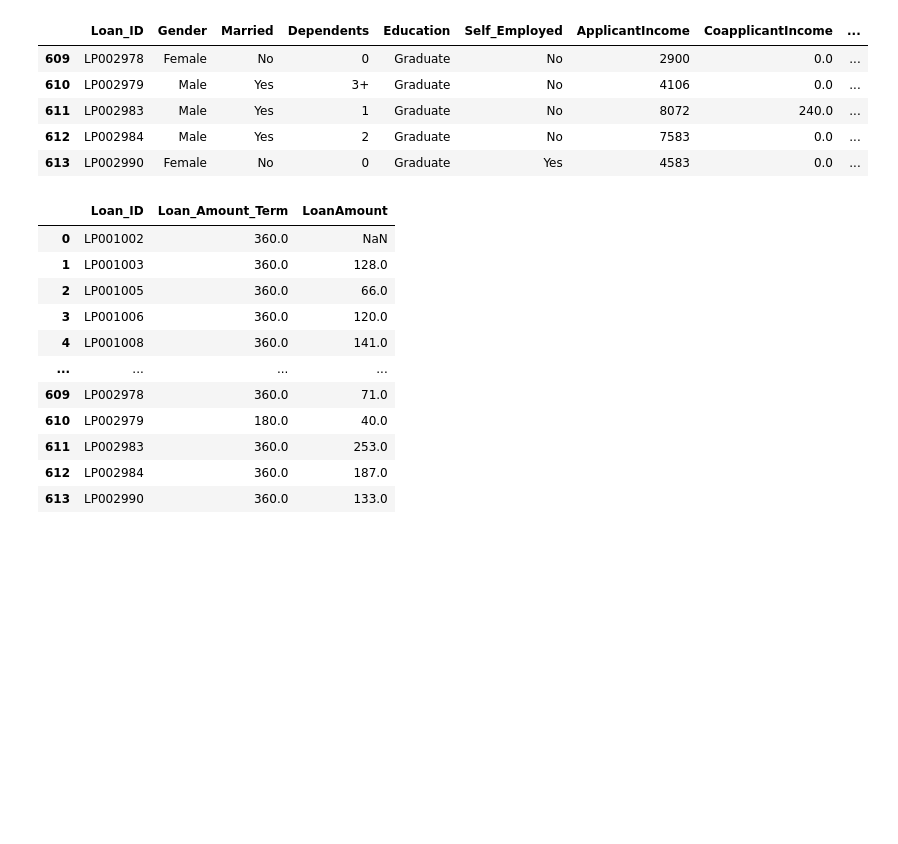
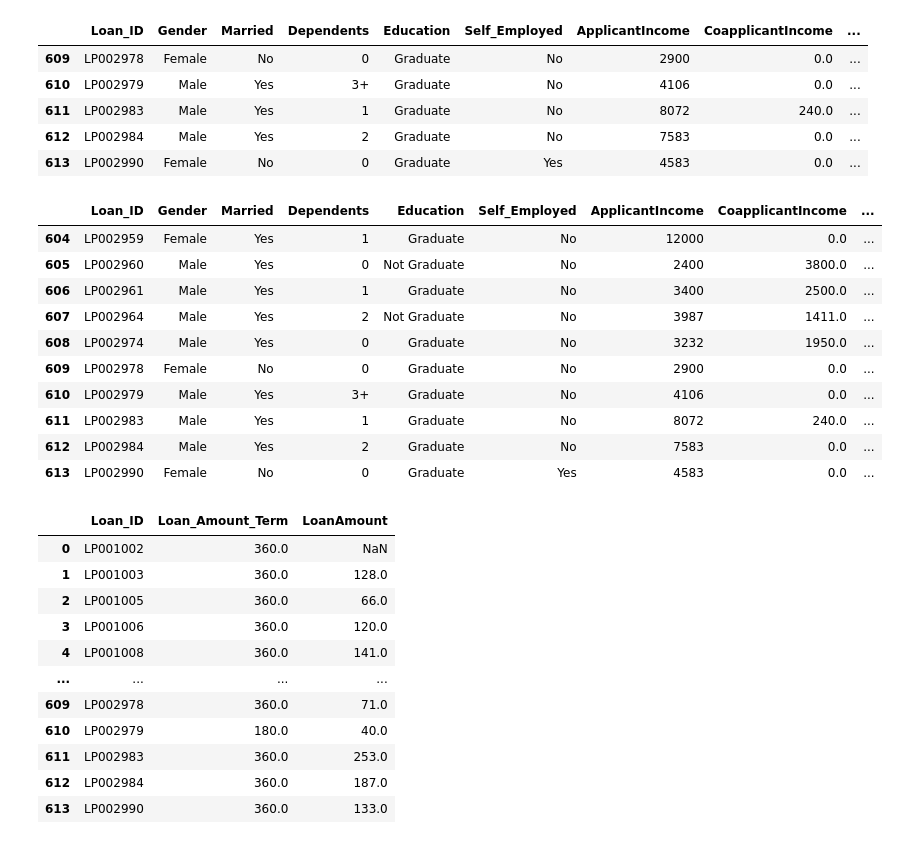
Before and after one commit to jaisic13/loan_default, a Jupyter notebook: Loan prediction.ipynb, the cells around one changed output. Cells and saved outputs as stored; diff of their text form; code cells hidden in the pictures; blank space fills up the shorter version.

```diff
--- a/Loan prediction.ipynb
+++ b/Loan prediction.ipynb
@@ -26,6 +26,20 @@ df.tail()
 | 611 | LP002983 | Male | Yes | 1 | Graduate | No | 8072 | 240.0 | ... |
 | 612 | LP002984 | Male | Yes | 2 | Graduate | No | 7583 | 0.0 | ... |
 | 613 | LP002990 | Female | No | 0 | Graduate | Yes | 4583 | 0.0 | ... |
+# %%
+df.tail(10)
+# %% [output]
+|  | Loan_ID | Gender | Married | Dependents | Education | Self_Employed | ApplicantIncome | CoapplicantIncome | ... |
+| 604 | LP002959 | Female | Yes | 1 | Graduate | No | 12000 | 0.0 | ... |
+| 605 | LP002960 | Male | Yes | 0 | Not Graduate | No | 2400 | 3800.0 | ... |
+| 606 | LP002961 | Male | Yes | 1 | Graduate | No | 3400 | 2500.0 | ... |
+| 607 | LP002964 | Male | Yes | 2 | Not Graduate | No | 3987 | 1411.0 | ... |
+| 608 | LP002974 | Male | Yes | 0 | Graduate | No | 3232 | 1950.0 | ... |
+| 609 | LP002978 | Female | No | 0 | Graduate | No | 2900 | 0.0 | ... |
+| 610 | LP002979 | Male | Yes | 3+ | Graduate | No | 4106 | 0.0 | ... |
+| 611 | LP002983 | Male | Yes | 1 | Graduate | No | 8072 | 240.0 | ... |
+| 612 | LP002984 | Male | Yes | 2 | Graduate | No | 7583 | 0.0 | ... |
+| 613 | LP002990 | Female | No | 0 | Graduate | Yes | 4583 | 0.0 | ... |
 # %%
 df[["Loan_ID","Loan_Amount_Term","LoanAmount"]]
 # %% [output]
```
